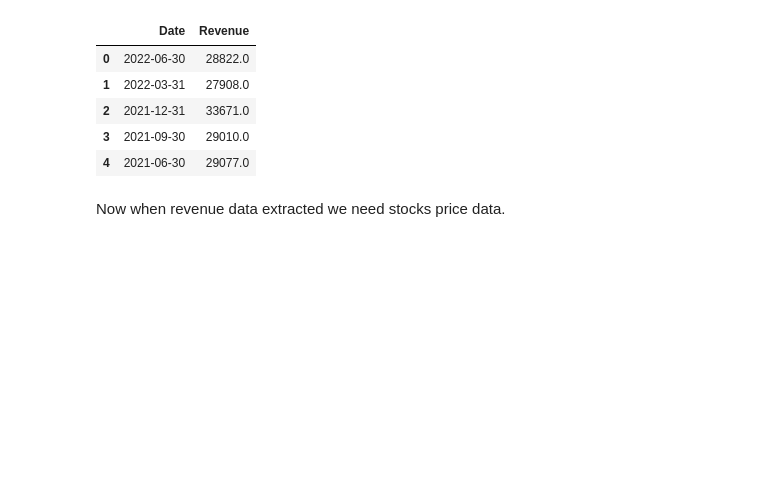
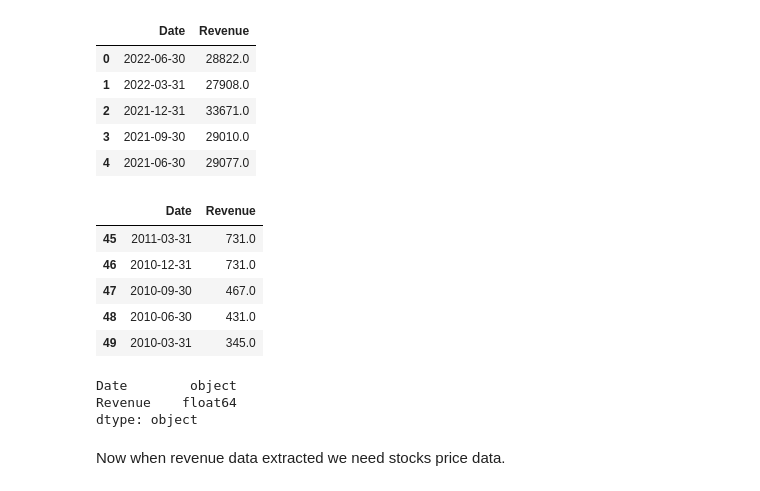
Before and after one commit to myredex/meta_stock_price_prediction, a Jupyter notebook: meta_ink_pred.ipynb, the cells around one changed output. Saved outputs shown, nothing was run; the diff lists cells and outputs as text; code cells hidden in the pictures; blank space fills up the shorter version.

```diff
--- a/meta_ink_pred.ipynb
+++ b/meta_ink_pred.ipynb
@@ -76,6 +76,21 @@ revenue_dataframe.head()
 | 2 | 2021-12-31 | 33671.0 |
 | 3 | 2021-09-30 | 29010.0 |
 | 4 | 2021-06-30 | 29077.0 |
+# %%
+revenue_dataframe.tail()
+# %% [output]
+|  | Date | Revenue |
+| 45 | 2011-03-31 | 731.0 |
+| 46 | 2010-12-31 | 731.0 |
+| 47 | 2010-09-30 | 467.0 |
+| 48 | 2010-06-30 | 431.0 |
+| 49 | 2010-03-31 | 345.0 |
+# %%
+revenue_dataframe.dtypes
+# %% [output]
+Date        object
+Revenue    float64
+dtype: object
 # %% [markdown]
 Now when revenue data extracted we need stocks price data.
 # %% [markdown]
```
Also changed, not shown: parts of 23 cells of this notebook.
